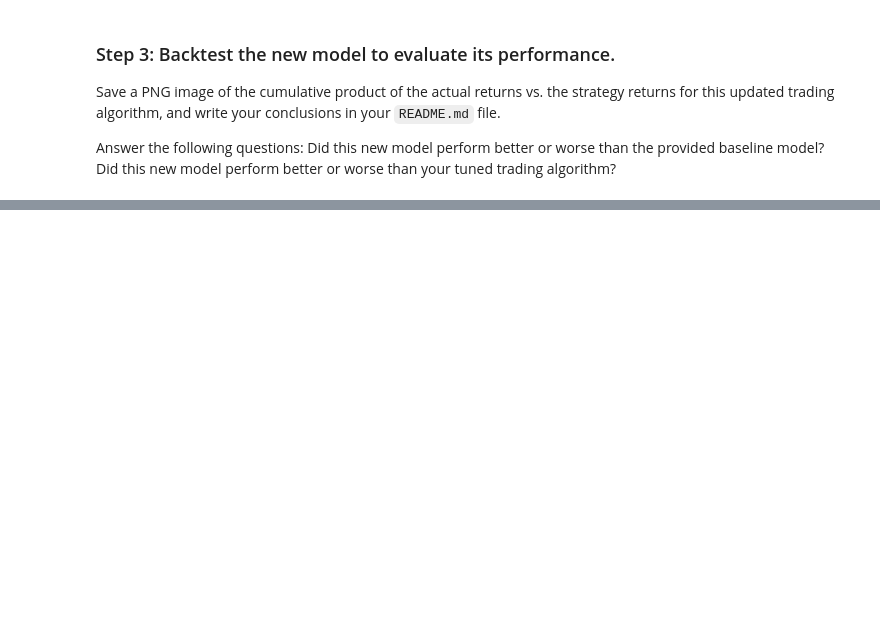
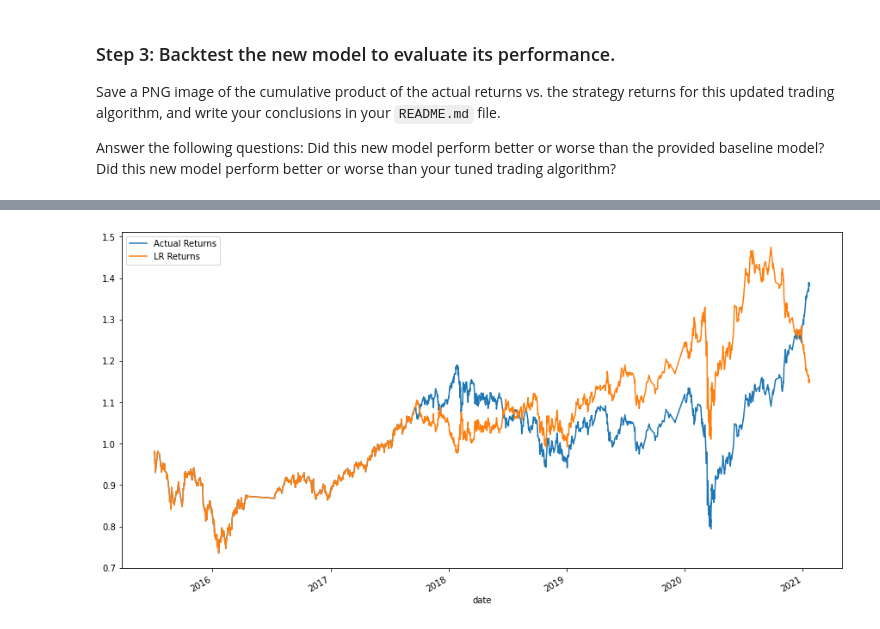
Before and after one commit to lindseyhardouin/Machine_Learning_Trading_Bot, a Jupyter notebook: machine_learning_trading_bot.ipynb, the cells around one changed output, grey strips where cells are left out. Drawn from its saved outputs; the diff is of its cells as text; code cells hidden in the pictures; blank space fills up the shorter version.

```diff
--- a/machine_learning_trading_bot.ipynb
+++ b/machine_learning_trading_bot.ipynb
@@ -491,19 +488,27 @@ In this section, you’ll use the original parameters that the starter code prov
 # %% [markdown]
 ### Step 1:  Import a new classifier, such as `AdaBoost`, `DecisionTreeClassifier`, or `LogisticRegression`. (For the full list of classifiers, refer to the [Supervised learning page](https://scikit-learn.org/stable/supervised_learning.html) in the scikit-learn documentation.)
 # %%
-# Import a new classifier from SKLearn
-# YOUR CODE HERE
+# Import a new classifier (logistic regression) from SKLearn
+
+from sklearn.linear_model import LogisticRegression
+
 
 # Initiate the model instance
-# YOUR CODE HERE
+
+logistic_regression_model = LogisticRegression()
 # %% [markdown]
 ### Step 2: Using the original training data as the baseline model, fit another model with the new classifier.
 # %%
 # Fit the model using the training data
-model = # YOUR CODE HERE
+
+lr_model = logistic_regression_model.fit(X_train_scaled, y_train)
+
 
 # Use the testing dataset to generate the predictions for the new model
-pred = # YOUR CODE HERE
+
+lr_pred = logistic_regression_model.predict(X_test_scaled)
+
 
 # Review the model's predicted values
-# YOUR CODE HERE
+
+lr_pred
@@ -525,16 +544,26 @@ Did this new model perform better or worse than your tuned trading algorithm?
 # Create a new empty predictions DataFrame.
 
 # Create a predictions DataFrame
-# YOUR CODE HERE
 
-# Add the SVM model predictions to the DataFrame
-# YOUR CODE HERE
+lr_pred_df = pd.DataFrame(index=X_test.index)
+
+
+# Add the lr model predictions to the DataFrame
+
+lr_pred_df["LR Predictions"] = lr_pred
+
 
 # Add the actual returns to the DataFrame
-# YOUR CODE HERE
+
+lr_pred_df["Actual Returns"] = signals_df["Actual Returns"]
+
 
 # Add the strategy returns to the DataFrame
-# YOUR CODE HERE
+
+lr_pred_df["LR Returns"] = lr_pred_df["Actual Returns"] * lr_pred_df["LR Predictions"]
+
 
 # Review the DataFrame
-# YOUR CODE HERE
+
+display(lr_pred_df.head())
+display(lr_pred_df.tail())
@@ -541,3 +585,6 @@ Did this new model perform better or worse than your tuned trading algorithm?
 # %%
 # Plot the actual returns versus the strategy returns
-# YOUR CODE HERE
+
+plot_lr = (1 + lr_pred_df[["Actual Returns", "LR Returns"]]).cumprod().plot(figsize=(15,8))
+# %% [output]
+[figure, added]
```
Also changed, not shown: parts of 5 cells of this notebook, 1 other file.
